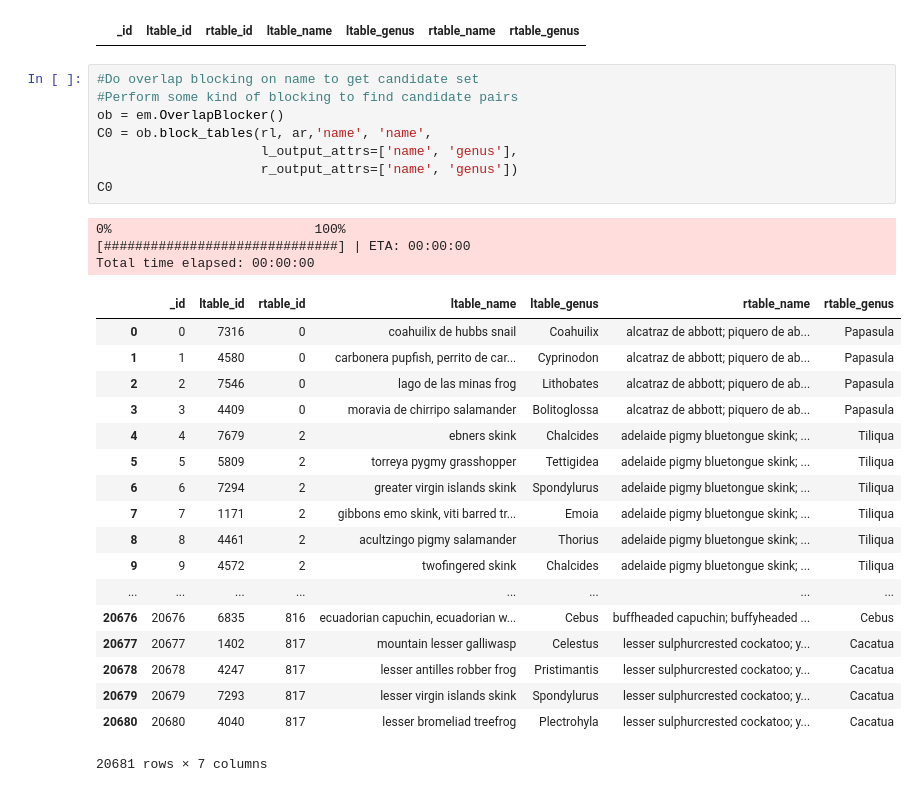
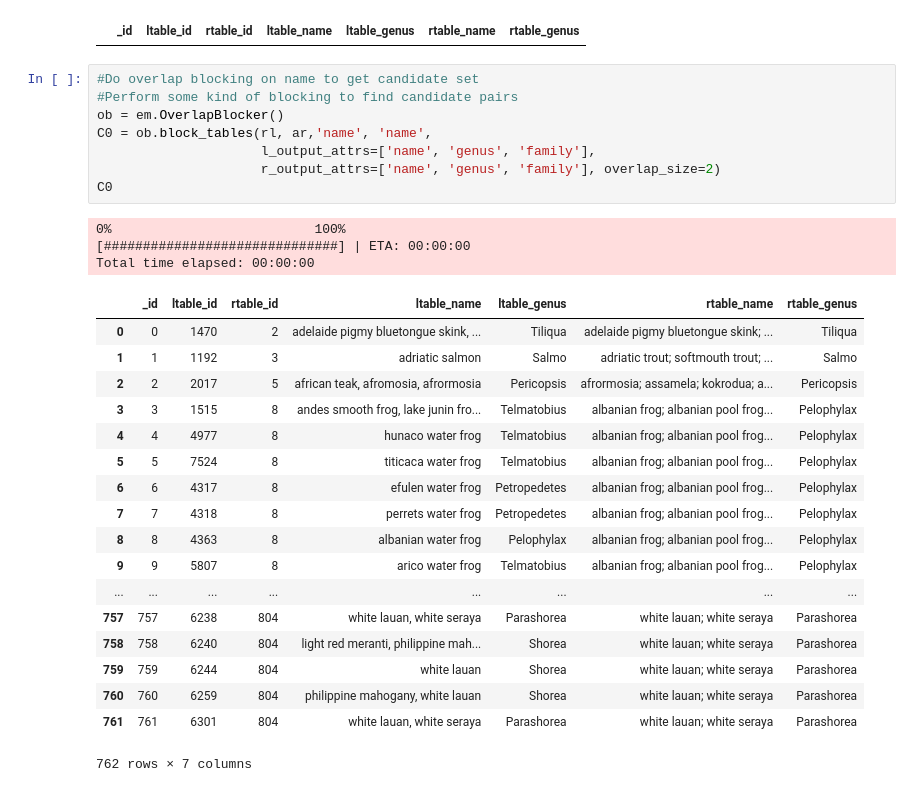
Before and after one commit to andrewedstrom/cs638project, a Jupyter notebook: Blocking.ipynb, the cells around one changed output. Saved outputs shown, nothing was run; the diff lists cells and outputs as text.

```diff
--- a/Blocking.ipynb
+++ b/Blocking.ipynb
@@ -178,33 +176,33 @@ C0
 # %%
 #Do overlap blocking on name to get candidate set
 #Perform some kind of blocking to find candidate pairs
 ob = em.OverlapBlocker()
 C0 = ob.block_tables(rl, ar,'name', 'name',
-                     l_output_attrs=['name', 'genus'],
-                     r_output_attrs=['name', 'genus'])
+                     l_output_attrs=['name', 'genus', 'family'],
+                     r_output_attrs=['name', 'genus', 'family'], overlap_size=2)
 C0
 # %% [output]
 0%                          100%
 [##############################] | ETA: 00:00:00
 Total time elapsed: 00:00:00
 |  | _id | ltable_id | rtable_id | ltable_name | ltable_genus | rtable_name | rtable_genus |
-| 0 | 0 | 7316 | 0 | coahuilix de hubbs snail | Coahuilix | alcatraz de abbott; piquero de ab... | Papasula |
-| 1 | 1 | 4580 | 0 | carbonera pupfish, perrito de car... | Cyprinodon | alcatraz de abbott; piquero de ab... | Papasula |
-| 2 | 2 | 7546 | 0 | lago de las minas frog | Lithobates | alcatraz de abbott; piquero de ab... | Papasula |
-| 3 | 3 | 4409 | 0 | moravia de chirripo salamander | Bolitoglossa | alcatraz de abbott; piquero de ab... | Papasula |
-| 4 | 4 | 7679 | 2 | ebners skink | Chalcides | adelaide pigmy bluetongue skink; ... | Tiliqua |
-| 5 | 5 | 5809 | 2 | torreya pygmy grasshopper | Tettigidea | adelaide pigmy bluetongue skink; ... | Tiliqua |
-| 6 | 6 | 7294 | 2 | greater virgin islands skink | Spondylurus | adelaide pigmy bluetongue skink; ... | Tiliqua |
-| 7 | 7 | 1171 | 2 | gibbons emo skink, viti barred tr... | Emoia | adelaide pigmy bluetongue skink; ... | Tiliqua |
-| 8 | 8 | 4461 | 2 | acultzingo pigmy salamander | Thorius | adelaide pigmy bluetongue skink; ... | Tiliqua |
-| 9 | 9 | 4572 | 2 | twofingered skink | Chalcides | adelaide pigmy bluetongue skink; ... | Tiliqua |
+| 0 | 0 | 1470 | 2 | adelaide pigmy bluetongue skink, ... | Tiliqua | adelaide pigmy bluetongue skink; ... | Tiliqua |
+| 1 | 1 | 1192 | 3 | adriatic salmon | Salmo | adriatic trout; softmouth trout; ... | Salmo |
+| 2 | 2 | 2017 | 5 | african teak, afromosia, afrormosia | Pericopsis | afrormosia; assamela; kokrodua; a... | Pericopsis |
+| 3 | 3 | 1515 | 8 | andes smooth frog, lake junin fro... | Telmatobius | albanian frog; albanian pool frog... | Pelophylax |
+| 4 | 4 | 4977 | 8 | hunaco water frog | Telmatobius | albanian frog; albanian pool frog... | Pelophylax |
+| 5 | 5 | 7524 | 8 | titicaca water frog | Telmatobius | albanian frog; albanian pool frog... | Pelophylax |
+| 6 | 6 | 4317 | 8 | efulen water frog | Petropedetes | albanian frog; albanian pool frog... | Pelophylax |
+| 7 | 7 | 4318 | 8 | perrets water frog | Petropedetes | albanian frog; albanian pool frog... | Pelophylax |
+| 8 | 8 | 4363 | 8 | albanian water frog | Pelophylax | albanian frog; albanian pool frog... | Pelophylax |
+| 9 | 9 | 5807 | 8 | arico water frog | Telmatobius | albanian frog; albanian pool frog... | Pelophylax |
 | ... | ... | ... | ... | ... | ... | ... | ... |
-| 20676 | 20676 | 6835 | 816 | ecuadorian capuchin, ecuadorian w... | Cebus | buffheaded capuchin; buffyheaded ... | Cebus |
-| 20677 | 20677 | 1402 | 817 | mountain lesser galliwasp | Celestus | lesser sulphurcrested cockatoo; y... | Cacatua |
-| 20678 | 20678 | 4247 | 817 | lesser antilles robber frog | Pristimantis | lesser sulphurcrested cockatoo; y... | Cacatua |
-| 20679 | 20679 | 7293 | 817 | lesser virgin islands skink | Spondylurus | lesser sulphurcrested cockatoo; y... | Cacatua |
-| 20680 | 20680 | 4040 | 817 | lesser bromeliad treefrog | Plectrohyla | lesser sulphurcrested cockatoo; y... | Cacatua |
+| 757 | 757 | 6238 | 804 | white lauan, white seraya | Parashorea | white lauan; white seraya | Parashorea |
+| 758 | 758 | 6240 | 804 | light red meranti, philippine mah... | Shorea | white lauan; white seraya | Parashorea |
+| 759 | 759 | 6244 | 804 | white lauan | Shorea | white lauan; white seraya | Parashorea |
+| 760 | 760 | 6259 | 804 | philippine mahogany, white lauan | Shorea | white lauan; white seraya | Parashorea |
+| 761 | 761 | 6301 | 804 | white lauan, white seraya | Parashorea | white lauan; white seraya | Parashorea |
-20681 rows × 7 columns
+762 rows × 7 columns
 # %%
 #Only keep candidate pairs which share genus
 ab = em.AttrEquivalenceBlocker()
```
Also changed, not shown: parts of 7 cells of this notebook.
